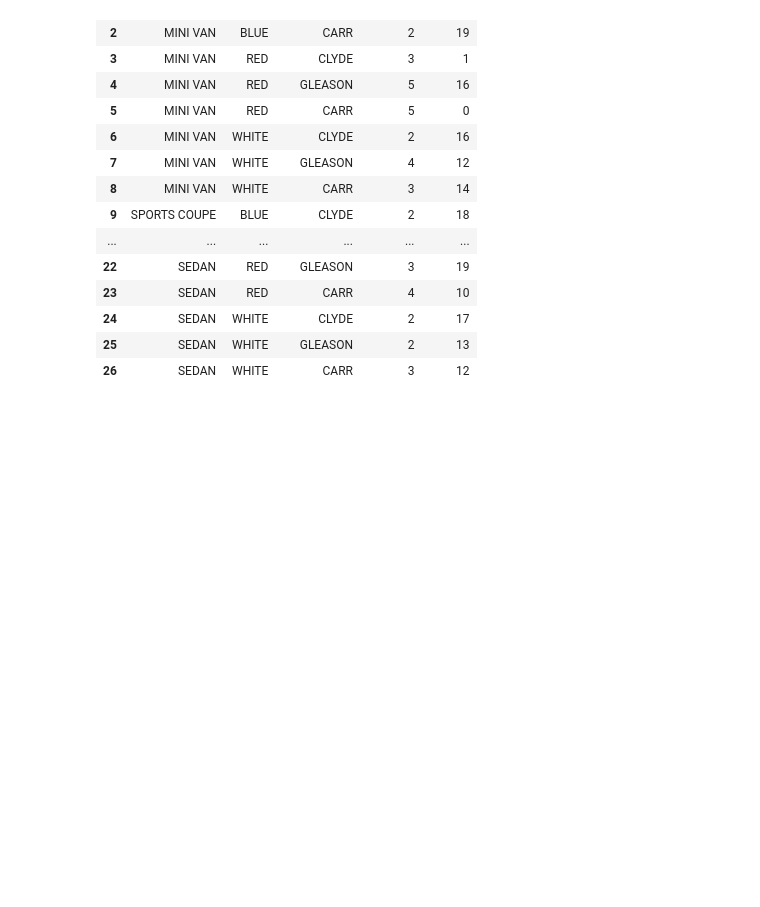
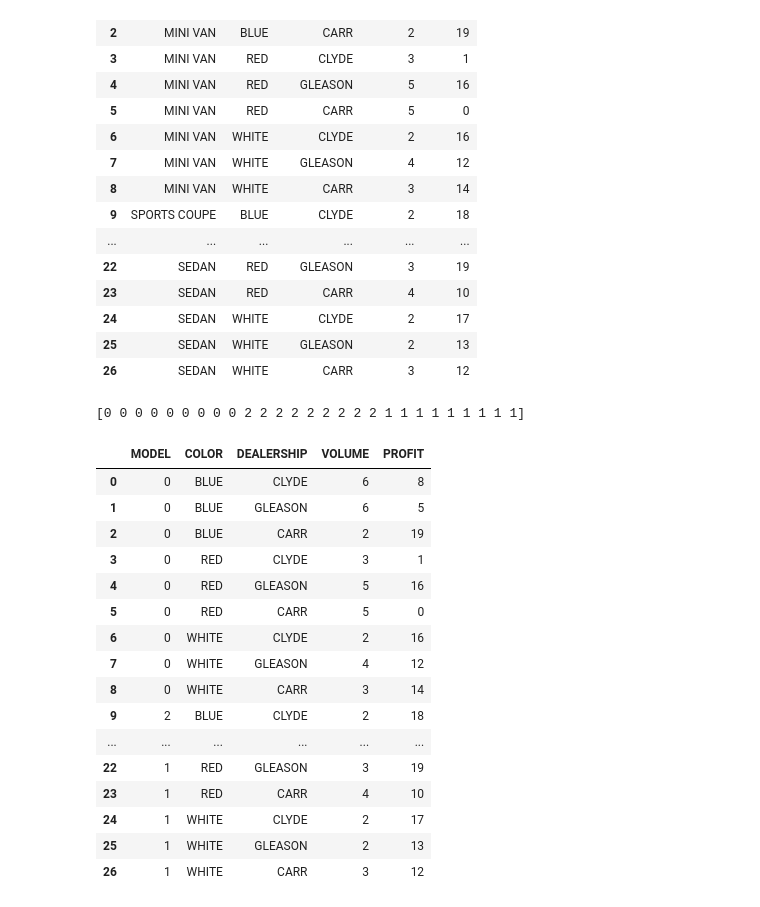
Before and after one commit to ChihLinLin/IMLP, a Jupyter notebook: Unit02/04_Seaborn數據視覺化.ipynb, the cells around one changed output. Drawn from its saved outputs; the diff is of its cells as text; code cells hidden in the pictures; blank space fills up the shorter version.

```diff
--- a/Unit02/04_Seaborn數據視覺化.ipynb
+++ b/Unit02/04_Seaborn數據視覺化.ipynb
@@ -392,6 +392,32 @@ data
 | 24 | SEDAN | WHITE | CLYDE | 2 | 17 |
 | 25 | SEDAN | WHITE | GLEASON | 2 | 13 |
 | 26 | SEDAN | WHITE | CARR | 3 | 12 |
+# %%
+from sklearn.preprocessing import LabelEncoder
+encoder = LabelEncoder()
+encoded_Y = encoder.fit_transform(data ['MODEL'])
+print(encoded_Y)
+data['MODEL']=encoded_Y
+data
+# %% [output]
+[0 0 0 0 0 0 0 0 0 2 2 2 2 2 2 2 2 2 1 1 1 1 1 1 1 1 1]
+|  | MODEL | COLOR | DEALERSHIP | VOLUME | PROFIT |
+| 0 | 0 | BLUE | CLYDE | 6 | 8 |
+| 1 | 0 | BLUE | GLEASON | 6 | 5 |
+| 2 | 0 | BLUE | CARR | 2 | 19 |
+| 3 | 0 | RED | CLYDE | 3 | 1 |
+| 4 | 0 | RED | GLEASON | 5 | 16 |
+| 5 | 0 | RED | CARR | 5 | 0 |
+| 6 | 0 | WHITE | CLYDE | 2 | 16 |
+| 7 | 0 | WHITE | GLEASON | 4 | 12 |
+| 8 | 0 | WHITE | CARR | 3 | 14 |
+| 9 | 2 | BLUE | CLYDE | 2 | 18 |
+| ... | ... | ... | ... | ... | ... |
+| 22 | 1 | RED | GLEASON | 3 | 19 |
+| 23 | 1 | RED | CARR | 4 | 10 |
+| 24 | 1 | WHITE | CLYDE | 2 | 17 |
+| 25 | 1 | WHITE | GLEASON | 2 | 13 |
+| 26 | 1 | WHITE | CARR | 3 | 12 |
 # %%
 #data['MODEL'].describe()
 g2 = sns.PairGrid(data)
```
Also changed, not shown: parts of 1 cell of this notebook.
